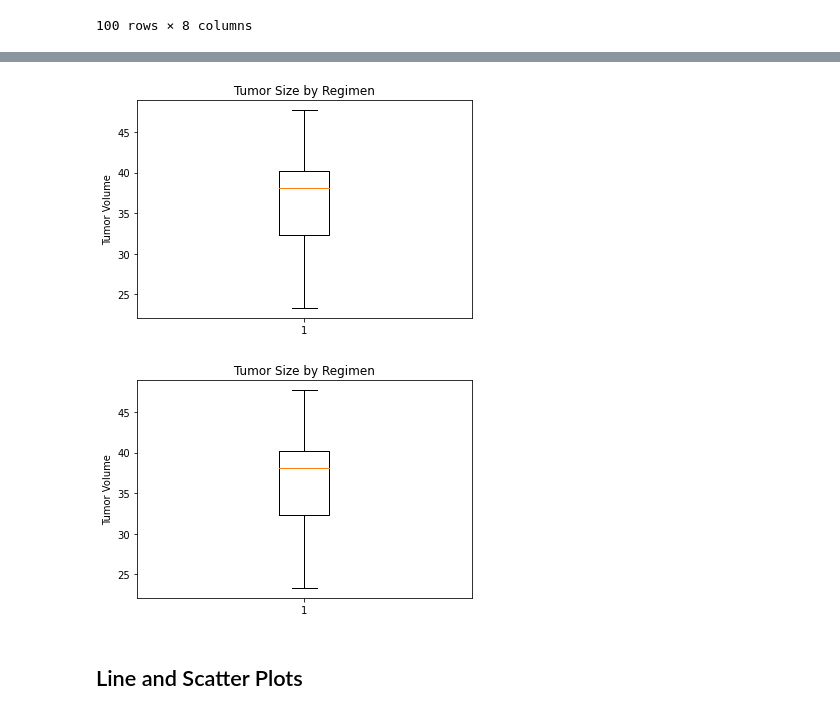
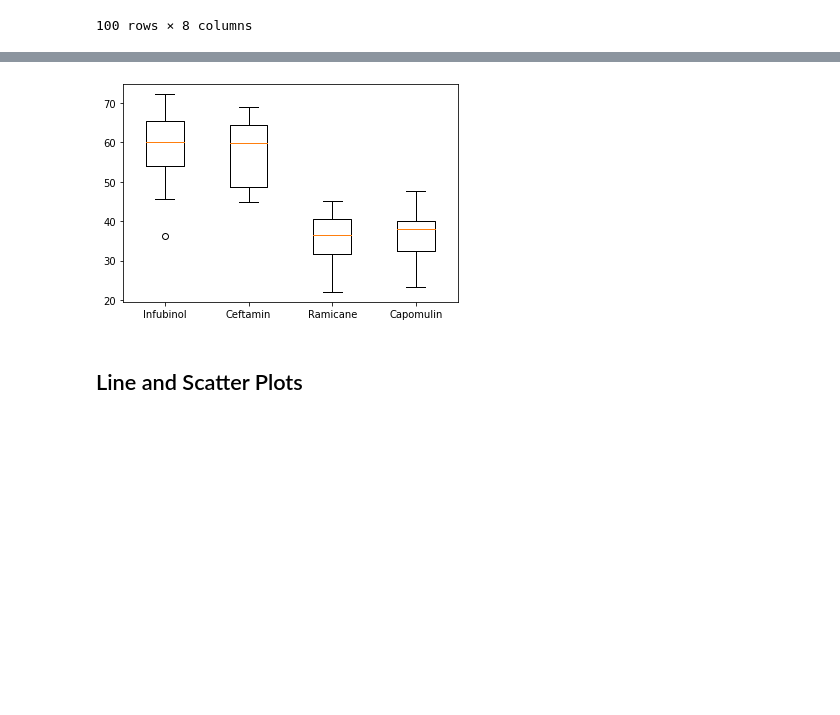
Before and after one commit to dkuchan415/Mouse_Tumor_Sizes, a Jupyter notebook: pymaceuticals_starter.ipynb, the cells around one changed output, grey strips where cells are left out. Saved outputs shown, nothing was run; the diff lists cells and outputs as text; code cells hidden in the pictures; blank space fills up the shorter version.

Commit message:
Completed box and whisker plot

```diff
--- a/pymaceuticals_starter.ipynb
+++ b/pymaceuticals_starter.ipynb
@@ -198,7 +198,7 @@ plt.show()
 
 mouse_id_group = mouse_study_clean.groupby("Mouse ID")
 
-mouse_timpoint = mouse_id_group["Timepoint"].max().to_frame()
+mouse_timpoint = mouse_id_group["Timepoint"].max()
 
 
 # Merge this group df with the original dataframe to get the tumor volume at the last timepoint
@@ -228,3 +228,6 @@ largest_tumor_2
 | 244 | z578 | 45 | 30.638696 | 0 | Ramicane | Male | 11 | ... |
 | 245 | z581 | 45 | 62.754451 | 3 | Infubinol | Female | 24 | ... |
 100 rows × 8 columns
+# %%
+regimen_list = largest_tumor_2['Drug Regimen'].unique().tolist()
+regimen_list
@@ -279,20 +285,22 @@ ValueError: PandasArray must be 1-dimensional.
 # %%
 # Generate a box plot of the final tumor volume of each mouse across four regimens of interest
 
-fig1, ax1 = plt.subplots()
-ax1.set_title('Tumor Size by Regimen')
-ax1.set_ylabel('Tumor Volume')
-ax1.boxplot(tumor_volume)
+# fig1, ax1 = plt.subplots()
+# ax1.set_title('Tumor Size by Regimen')
+# ax1.set_ylabel('Tumor Volume')
+# ax1.boxplot(tumor_volume_final, labels=regimen_list)
+# plt.show()
+
+plt.boxplot(tumor_volume, labels=regimen_list)
 plt.show()
 
-fig1, ax2 = plt.subplots()
-ax2.set_title('Tumor Size by Regimen')
-ax2.set_ylabel('Tumor Volume')
-ax2.boxplot(tumor_volume)
-plt.show()
+# fig1, ax2 = plt.subplots()
+# ax2.set_title('Tumor Size by Regimen')
+# ax2.set_ylabel('Tumor Volume')
+# ax2.boxplot(tumor_regimen_df["Tumor Volume"].loc[tumor_regimen_df['Regimen'] =='Ceftamin'])
+# plt.show()
 # %% [output]
-[figure, old version]
+[figure, new version]
-[figure, removed]
 # %% [markdown]
 ## Line and Scatter Plots
 # %%
```
Also changed, not shown: parts of 6 cells of this notebook.
